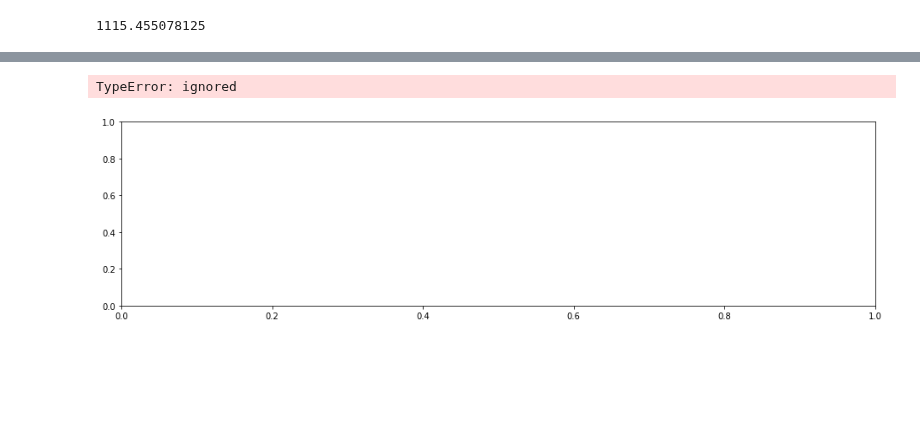
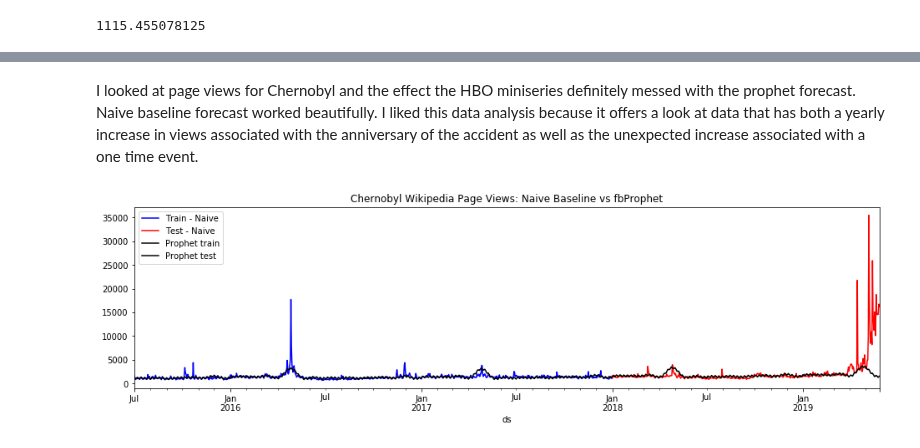
Before and after one commit to bloominstituteoftechnology/DS-Unit-2-Regression-1, a Jupyter notebook: module2-evaluating-forecasts/kim_lowry_evaluating_forecasts_lecture.ipynb, the cells around one changed output, grey strips where cells are left out. Saved outputs shown, nothing was run; the diff lists cells and outputs as text; code cells hidden in the pictures; blank space fills up the shorter version.

Commit message:
commit of evaluating forecasts assignment

```diff
--- a/module2-evaluating-forecasts/kim_lowry_evaluating_forecasts_lecture.ipynb
+++ b/module2-evaluating-forecasts/kim_lowry_evaluating_forecasts_lecture.ipynb
@@ -266,13 +271,15 @@ test_forecast.head()
+# %% [markdown]
+I looked at page views for Chernobyl and the effect the HBO miniseries definitely messed with the prophet forecast. Naive baseline forecast worked beautifully. I liked this data analysis because it offers a look at data that has both a yearly increase in views associated with the anniversary of the accident as well as the unexpected increase associated with a one time event.
 # %%
-train.plot(x='ds', y='y', color='blue', label='Train', figsize=(16,4))
+ax = train.plot(x='ds', y='y', color='blue', label='Train - Naive', figsize=(16,4))
 
-test.plot(x='ds', y='y', color='red', label='Test',figsize=(16,4))
+test.plot(x='ds', y='y', color='red', label='Test - Naive', ax=ax)
 
 train_forecast.plot(x='ds', y = 'yhat', color='black',
                    label='Prophet train', ax=ax)
 
-test_forecast.plot(x='ds', y = 'yhat', color='grey',
-                   label='Prophet test', ax=ax);
+test_forecast.plot(x='ds', y = 'yhat', color='black',
+                  label='Prophet test', ax=ax)
+plt.title('Chernobyl Wikipedia Page Views: Naive Baseline vs fbProphet');
 # %% [output]
-TypeError: ignored
-[figure, old version]
+[figure, new version]
```
Also changed, not shown: parts of 15 cells of this notebook.
